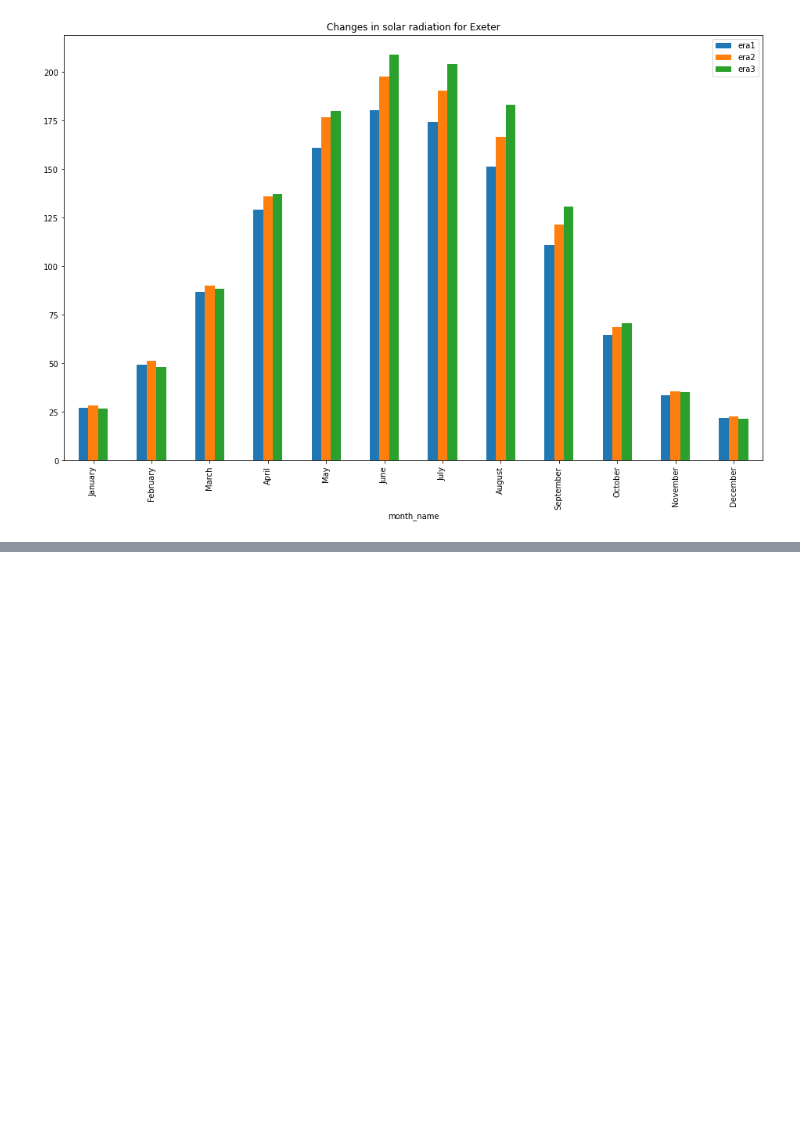
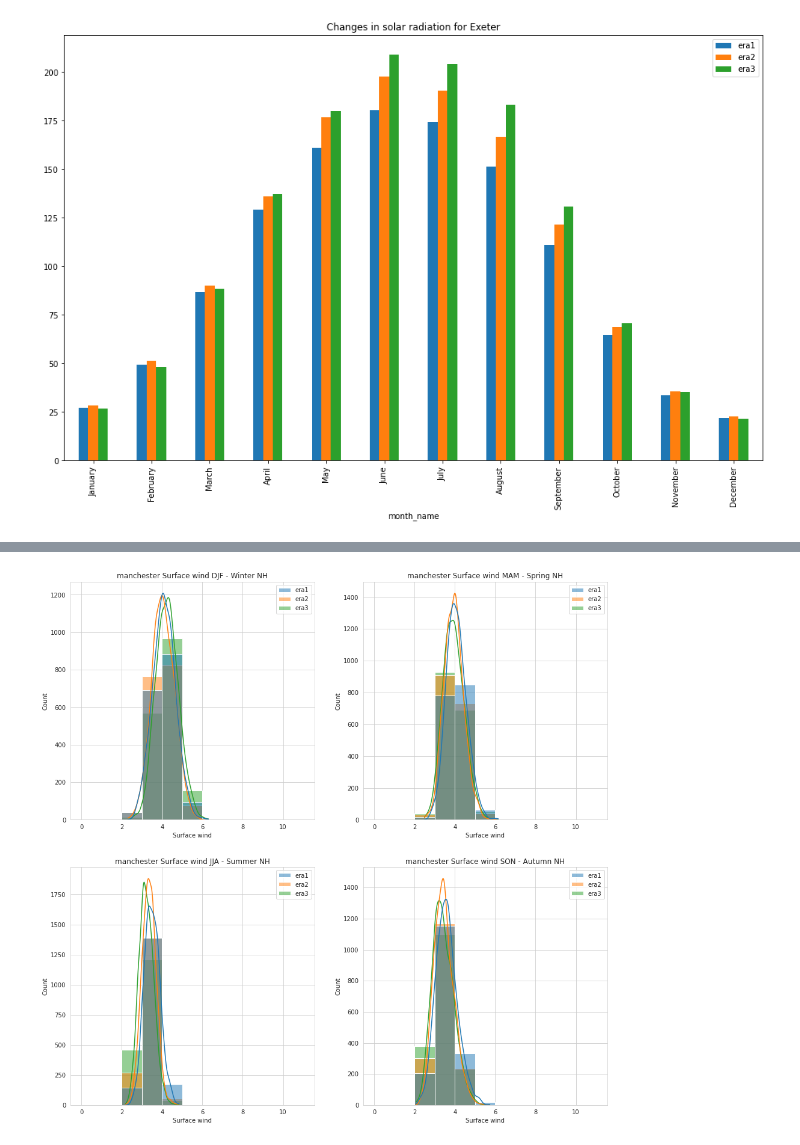
Before and after one commit to informatics-lab/UsingClimateData, a Jupyter notebook: 03_climate_change_impact_examples.ipynb, the cells around one changed output, grey strips where cells are left out. Drawn from its saved outputs; the diff is of its cells as text; code cells hidden in the pictures; blank space fills up the shorter version.

```diff
--- a/03_climate_change_impact_examples.ipynb
+++ b/03_climate_change_impact_examples.ipynb
@@ -86,0 +222,19 @@ impacts on health from min and max temperatures in heat waves - maybe affect the
+# %%
+sfcWind_stats = {(site1, season1): pandas.DataFrame({era_name: ensm_datasets[(site1,selected_var,era_name)][ensm_datasets[(site1,selected_var,era_name)].season == season1][cols_by_era[era_name]].stack().reset_index(drop=True) for era_name in era_range_list.keys()}) for season1 in range(4) for site1 in site_list}
+# %%
+wind_bins = {
+    0: list(range(0,12,1)),
+    1: list(range(0,12,1)),
+    2: list(range(0,12,1)),
+    3: list(range(0,12,1)),
+}
+# %%
+selected_site = site_list[2]
+fig1 = matplotlib.pyplot.figure(figsize=(16,16))
+for season1, season_name in season_list.items():
+    ax1 = fig1.add_subplot(2,2,season1+1,title=f'{selected_site} {var_list[selected_var]} {season_name}')
+    seaborn.set_style('whitegrid')
+    seaborn.histplot(sfcWind_stats[(selected_site, season1)], fill=True, bins=wind_bins[season1],kde=True, ax=ax1)
+    ax1.set_xlabel(var_list[selected_var])
+# %% [output]
+[figure, added]
```
Also changed, not shown: parts of 44 cells of this notebook, 1 other file.
